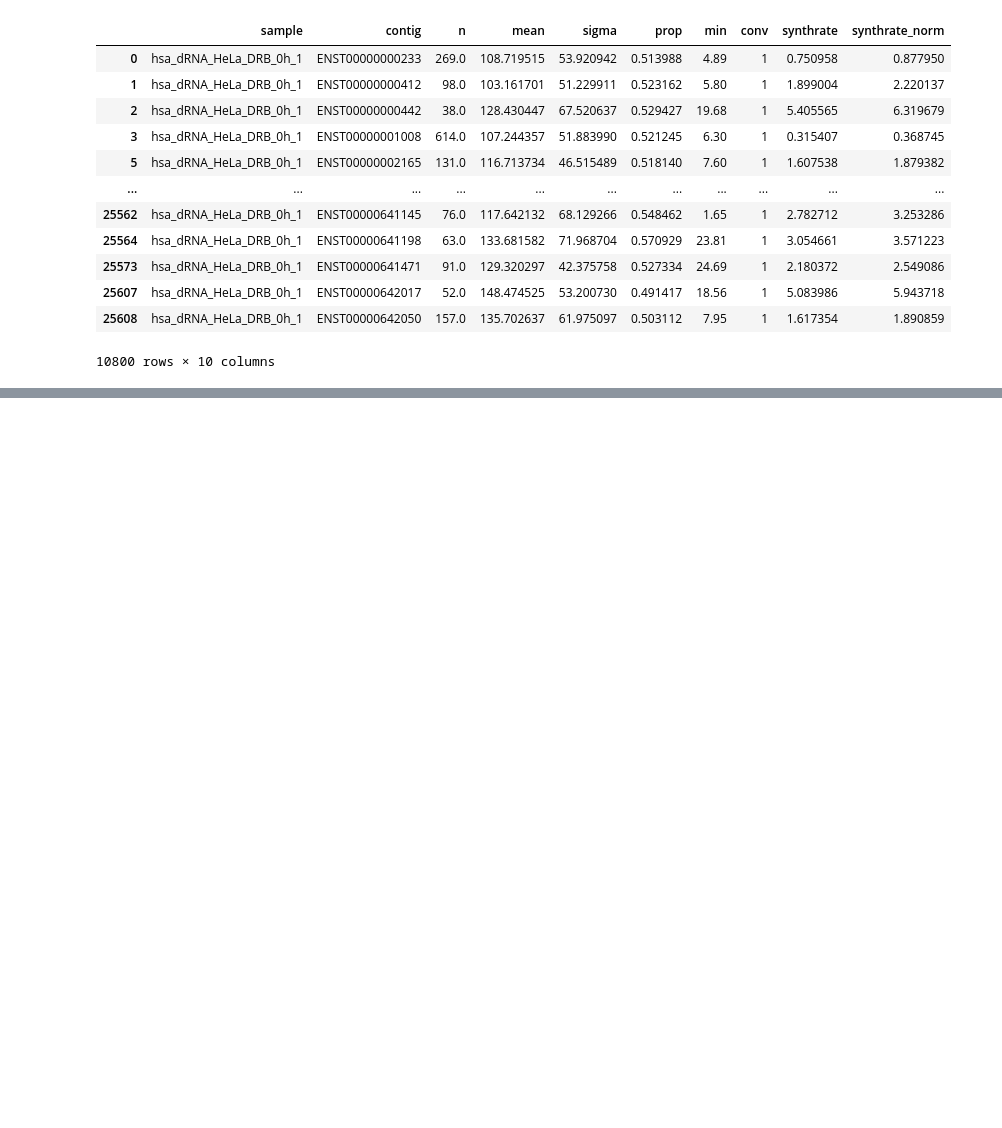
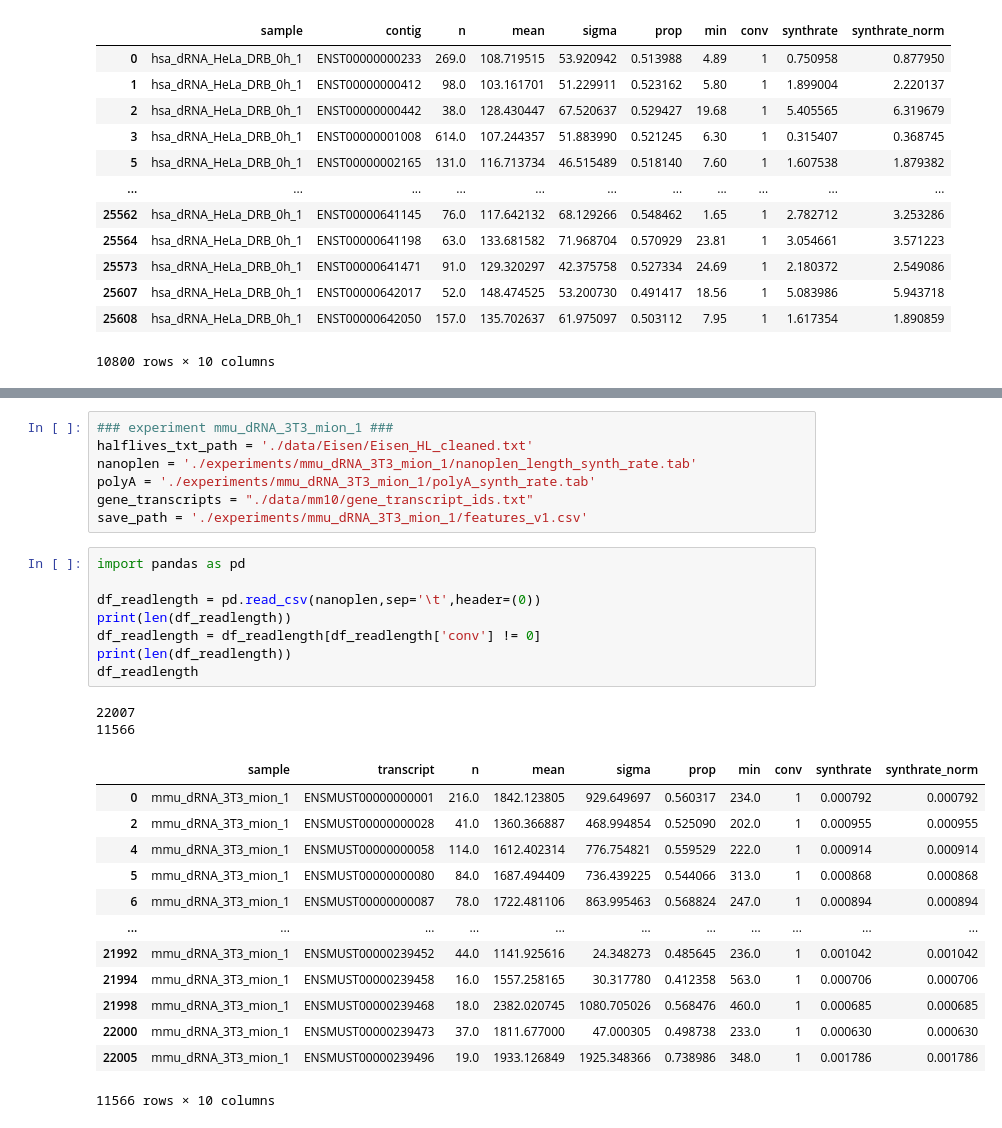
Before and after one commit to maragkakislab/Hackathon202305, a Jupyter notebook: prep/data_prep.ipynb, the cells around one changed output, grey strips where cells are left out. Cells and saved outputs as stored; diff of their text form; blank space fills up the shorter version.

```diff
--- a/prep/data_prep.ipynb
+++ b/prep/data_prep.ipynb
@@ -135,0 +144,31 @@ df.to_csv(fpath)
+# %%
+### experiment mmu_dRNA_3T3_mion_1 ###
+halflives_txt_path = './data/Eisen/Eisen_HL_cleaned.txt'
+nanoplen = './experiments/mmu_dRNA_3T3_mion_1/nanoplen_length_synth_rate.tab'
+polyA = './experiments/mmu_dRNA_3T3_mion_1/polyA_synth_rate.tab'
+gene_transcripts = "./data/mm10/gene_transcript_ids.txt"
+save_path = './experiments/mmu_dRNA_3T3_mion_1/features_v1.csv'
+# %%
+import pandas as pd
+
+df_readlength = pd.read_csv(nanoplen,sep='\t',header=(0))
+print(len(df_readlength))
+df_readlength = df_readlength[df_readlength['conv'] != 0]
+print(len(df_readlength))
+df_readlength
+# %% [output]
+22007
+11566
+|  | sample | transcript | n | mean | sigma | prop | min | conv | synthrate | synthrate_norm |
+| 0 | mmu_dRNA_3T3_mion_1 | ENSMUST00000000001 | 216.0 | 1842.123805 | 929.649697 | 0.560317 | 234.0 | 1 | 0.000792 | 0.000792 |
+| 2 | mmu_dRNA_3T3_mion_1 | ENSMUST00000000028 | 41.0 | 1360.366887 | 468.994854 | 0.525090 | 202.0 | 1 | 0.000955 | 0.000955 |
+| 4 | mmu_dRNA_3T3_mion_1 | ENSMUST00000000058 | 114.0 | 1612.402314 | 776.754821 | 0.559529 | 222.0 | 1 | 0.000914 | 0.000914 |
+| 5 | mmu_dRNA_3T3_mion_1 | ENSMUST00000000080 | 84.0 | 1687.494409 | 736.439225 | 0.544066 | 313.0 | 1 | 0.000868 | 0.000868 |
+| 6 | mmu_dRNA_3T3_mion_1 | ENSMUST00000000087 | 78.0 | 1722.481106 | 863.995463 | 0.568824 | 247.0 | 1 | 0.000894 | 0.000894 |
+| ... | ... | ... | ... | ... | ... | ... | ... | ... | ... | ... |
+| 21992 | mmu_dRNA_3T3_mion_1 | ENSMUST00000239452 | 44.0 | 1141.925616 | 24.348273 | 0.485645 | 236.0 | 1 | 0.001042 | 0.001042 |
+| 21994 | mmu_dRNA_3T3_mion_1 | ENSMUST00000239458 | 16.0 | 1557.258165 | 30.317780 | 0.412358 | 563.0 | 1 | 0.000706 | 0.000706 |
+| 21998 | mmu_dRNA_3T3_mion_1 | ENSMUST00000239468 | 18.0 | 2382.020745 | 1080.705026 | 0.568476 | 460.0 | 1 | 0.000685 | 0.000685 |
+| 22000 | mmu_dRNA_3T3_mion_1 | ENSMUST00000239473 | 37.0 | 1811.677000 | 47.000305 | 0.498738 | 233.0 | 1 | 0.000630 | 0.000630 |
+| 22005 | mmu_dRNA_3T3_mion_1 | ENSMUST00000239496 | 19.0 | 1933.126849 | 1925.348366 | 0.738986 | 348.0 | 1 | 0.001786 | 0.001786 |
+11566 rows × 10 columns
```
Also changed, not shown: parts of 34 cells of this notebook.
